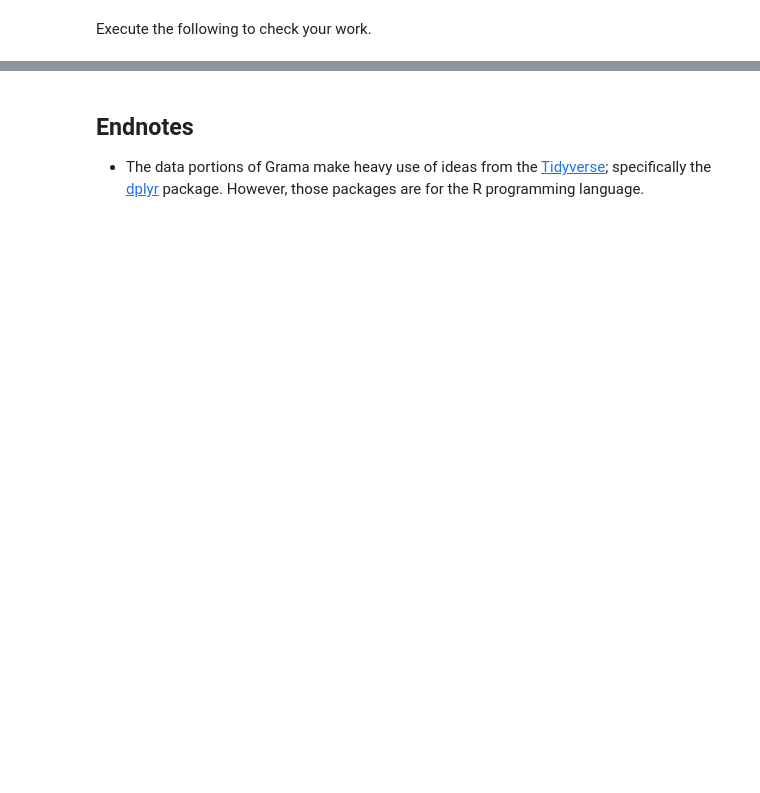
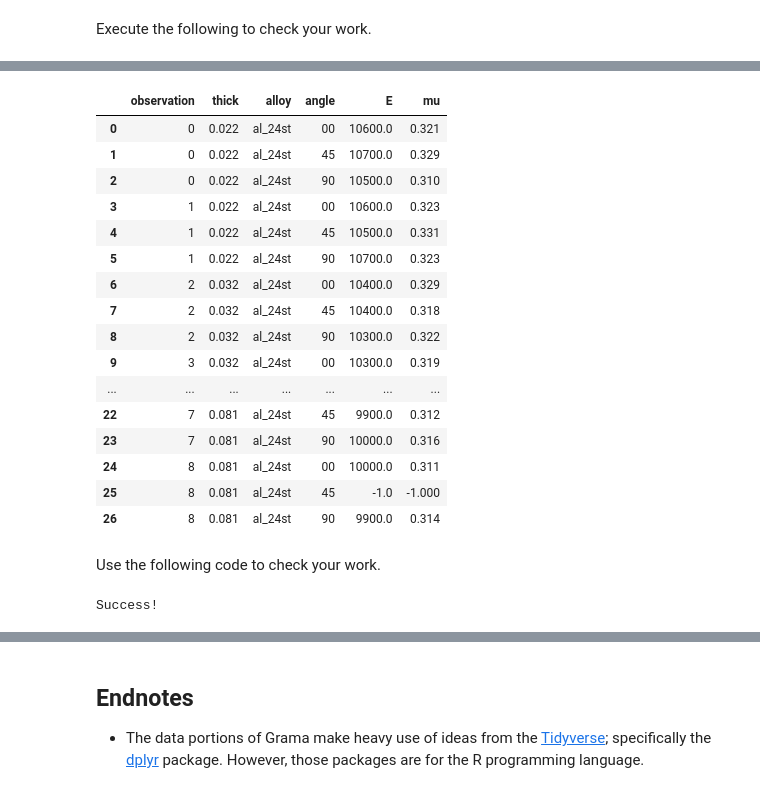
Before and after one commit to zdelrosario/mi101, a Jupyter notebook: _sources/notebooks/04_data_solution.ipynb, the cells around one changed output, grey strips where cells are left out. Saved outputs shown, nothing was run; the diff lists cells and outputs as text; code cells hidden in the pictures; blank space fills up the shorter version.

```diff
--- a/_sources/notebooks/04_data_solution.ipynb
+++ b/_sources/notebooks/04_data_solution.ipynb
@@ -859,0 +908,59 @@ df_data.assign(
+# %%
+###
+# TASK: Pivot the data wider
+###
+
+df_q10 = (
+    df_q9
+# -- WRITE YOUR CODE HERE -----
+
+    >> gr.tf_pivot_wider(
+        names_from="var",
+        values_from="value",
+    )
+)
+df_q10
+# %% [output]
+|  | observation | thick | alloy | angle | E | mu |
+| 0 | 0 | 0.022 | al_24st | 00 | 10600.0 | 0.321 |
+| 1 | 0 | 0.022 | al_24st | 45 | 10700.0 | 0.329 |
+| 2 | 0 | 0.022 | al_24st | 90 | 10500.0 | 0.310 |
+| 3 | 1 | 0.022 | al_24st | 00 | 10600.0 | 0.323 |
+| 4 | 1 | 0.022 | al_24st | 45 | 10500.0 | 0.331 |
+| 5 | 1 | 0.022 | al_24st | 90 | 10700.0 | 0.323 |
+| 6 | 2 | 0.032 | al_24st | 00 | 10400.0 | 0.329 |
+| 7 | 2 | 0.032 | al_24st | 45 | 10400.0 | 0.318 |
+| 8 | 2 | 0.032 | al_24st | 90 | 10300.0 | 0.322 |
+| 9 | 3 | 0.032 | al_24st | 00 | 10300.0 | 0.319 |
+| ... | ... | ... | ... | ... | ... | ... |
+| 22 | 7 | 0.081 | al_24st | 45 | 9900.0 | 0.312 |
+| 23 | 7 | 0.081 | al_24st | 90 | 10000.0 | 0.316 |
+| 24 | 8 | 0.081 | al_24st | 00 | 10000.0 | 0.311 |
+| 25 | 8 | 0.081 | al_24st | 45 | -1.0 | -1.000 |
+| 26 | 8 | 0.081 | al_24st | 90 | 9900.0 | 0.314 |
+# %% [markdown]
+Use the following code to check your work.
+# %%
+try:
+    assert(df_q10.shape[0] == 27)
+except AssertionError:
+    raise AssertionError("The DataFrame is not the right length; how did that happen?")
+
+try:
+    assert("angle" in df_q10.columns)
+except AssertionError:
+    raise AssertionError("The DataFrame should have an 'angle' column")
+
+try:
+    assert("E" in df_q10.columns)
+except AssertionError:
+    raise AssertionError("The DataFrame should have an 'E' column")
+
+try:
+    assert("mu" in df_q10.columns)
+except AssertionError:
+    raise AssertionError("The DataFrame should have an 'mu' column")
+
+print("Success!")
+# %% [output]
+Success!
```
Also changed, not shown: parts of 69 cells of this notebook, 7 other files.
